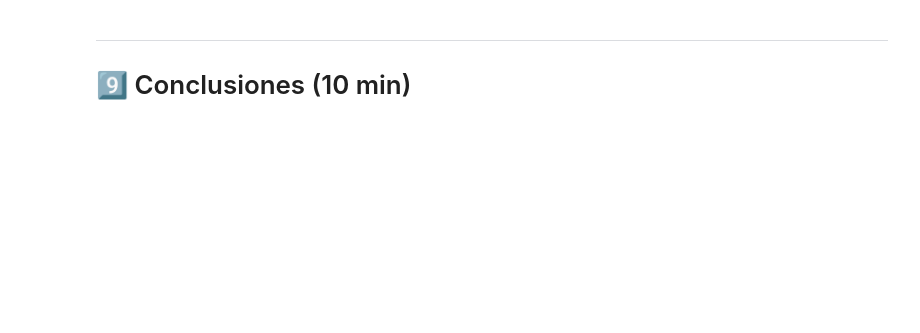
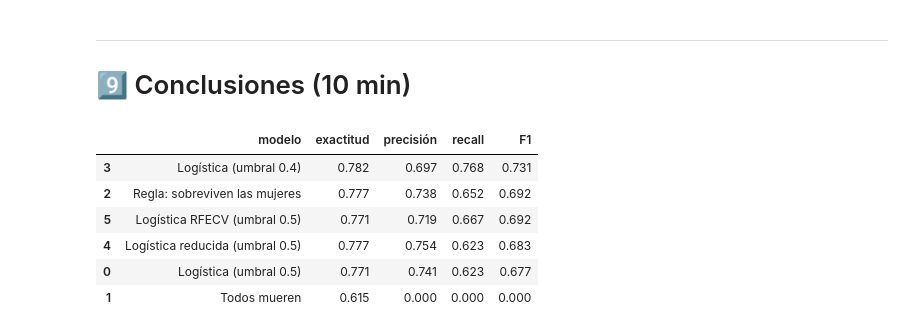
Before and after one commit to carobe04/modelos-predictivos-612585, a Jupyter notebook: 02-regresion-logistica/caso_titanic.ipynb, the cells around one changed output. Cells and saved outputs as stored; diff of their text form; code cells hidden in the pictures; blank space fills up the shorter version.

```diff
--- a/02-regresion-logistica/caso_titanic.ipynb
+++ b/02-regresion-logistica/caso_titanic.ipynb
@@ -935,3 +936,9 @@ El 0.5 no es sagrado. Bajarlo hace al modelo más "optimista" (detecta más sobr
 # Prueba un umbral distinto (por ejemplo 0.4), evalúalo y agrégalo a comparacion
 # Pista: pred_umbral_04 = (proba_test >= 0.4).astype(int)
 # ✍️ Tu código aquí
+pred_umbral_04 = (proba_test >= 0.4).astype(int)
+comparacion.append(evaluar_clasificador('Logística (umbral 0.4)', y_test, pred_umbral_04))
+
+# Probamos varios umbrales para ver cuál da el mejor F1 (sin agregarlos a la comparación)
+for u in [0.3, 0.35, 0.4, 0.45, 0.5, 0.55, 0.6]:
+    evaluar_clasificador(f'Umbral {u}', y_test, (proba_test >= u).astype(int))
@@ -962,3 +983,11 @@ Antes de cerrar, quitamos las dos variables que no eran significativas (`fare` y
 # 3. Predice, aplica el umbral 0.5 y evalúa con evaluar_clasificador()
 # 4. Muestra su razon_de_momios()
 # ✍️ Tu código aquí
+columnas_reducido = X_train_enc.columns.drop(['fare', 'viaja_solo'])
+
+modelo_reducido = ajustar_logit(X_train_enc[columnas_reducido], y_train)
+proba_reducido = predecir_proba(modelo_reducido, X_test_enc[columnas_reducido])
+pred_reducido = (proba_reducido >= 0.5).astype(int)
+
+comparacion.append(evaluar_clasificador('Logística reducida (umbral 0.5)', y_test, pred_reducido))
+razon_de_momios(modelo_reducido)
@@ -1062,3 +1104,9 @@ Variables seleccionadas: ['age', 'pclass_1', 'pclass_2', 'embarked_C', 'embarked
 # 2. proba_rfecv = predecir_proba(...)  y  pred_rfecv = (proba_rfecv >= 0.5).astype(int)
 # 3. comparacion.append(evaluar_clasificador('Logística RFECV (umbral 0.5)', y_test, pred_rfecv))
 # ✍️ Tu código aquí
+modelo_rfecv = ajustar_logit(X_train_enc[columnas_rfecv], y_train)
+proba_rfecv = predecir_proba(modelo_rfecv, X_test_enc[columnas_rfecv])
+pred_rfecv = (proba_rfecv >= 0.5).astype(int)
+
+comparacion.append(evaluar_clasificador('Logística RFECV (umbral 0.5)', y_test, pred_rfecv))
+razon_de_momios(modelo_rfecv)
@@ -1075,7 +1135,16 @@ RELLENAR CON TUS COMENTARIOS
 # %%
 # Tabla comparativa de todo lo que probamos hoy
 # Pista: pd.DataFrame(comparacion)
 # ✍️ Tu código aquí
+pd.DataFrame(comparacion).sort_values('F1', ascending=False)
+# %% [output]
+|  | modelo | exactitud | precisión | recall | F1 |
+| 3 | Logística (umbral 0.4) | 0.782 | 0.697 | 0.768 | 0.731 |
+| 2 | Regla: sobreviven las mujeres | 0.777 | 0.738 | 0.652 | 0.692 |
+| 5 | Logística RFECV (umbral 0.5) | 0.771 | 0.719 | 0.667 | 0.692 |
+| 4 | Logística reducida (umbral 0.5) | 0.777 | 0.754 | 0.623 | 0.683 |
+| 0 | Logística (umbral 0.5) | 0.771 | 0.741 | 0.623 | 0.677 |
+| 1 | Todos mueren | 0.615 | 0.000 | 0.000 | 0.000 |
 # %% [markdown]
 ✍️ **Responde la pregunta del inicio:** ¿quién sobrevivió al Titanic? Usa tus coeficientes y momios para sustentarlo.
 
```
Also changed, not shown: parts of 12 cells of this notebook.
